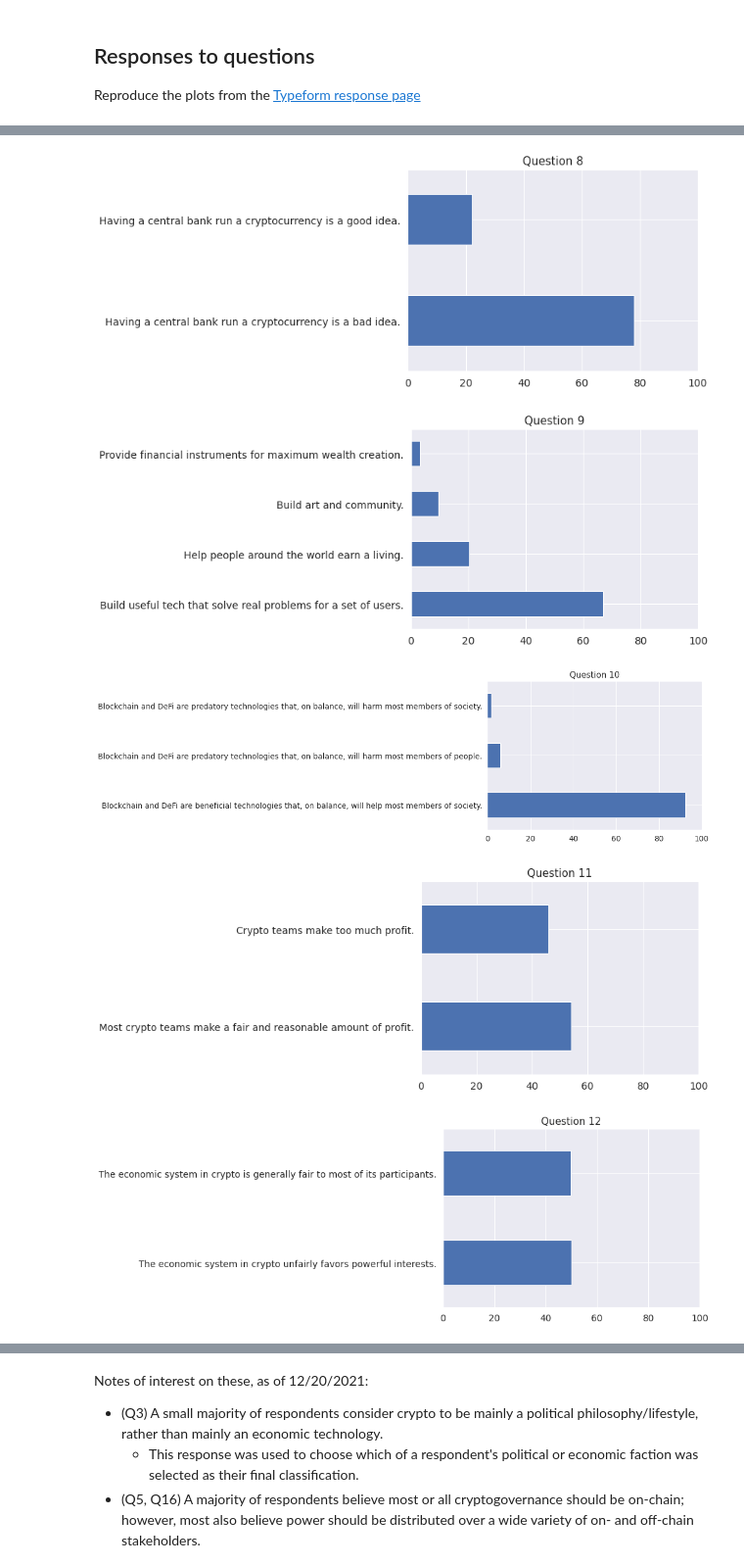
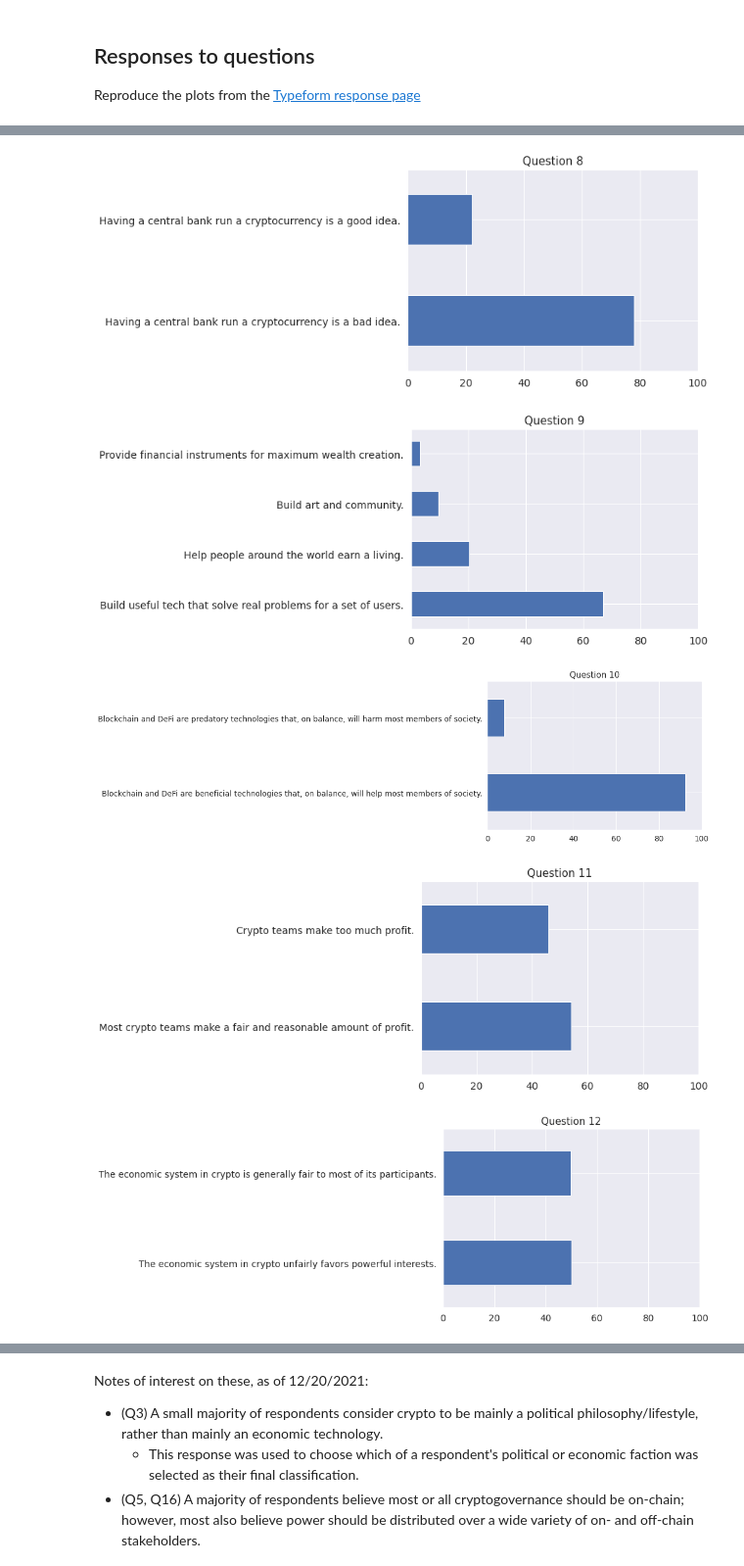
Before and after one commit to notchia/metagov, a Jupyter notebook: cryptopolitics_survey_analysis.ipynb, the cells around one changed output, grey strips where cells are left out. Shown at 98% size. Saved outputs shown, nothing was run; the diff lists cells and outputs as text; code cells hidden in the pictures.

Commit message:
snap PCA values to nearest response; small fig update

```diff
--- a/cryptopolitics_survey_analysis.ipynb
+++ b/cryptopolitics_survey_analysis.ipynb
@@ -74,6 +74,11 @@ Try using .loc[row_indexer,col_indexer] = value instead
 
 See the caveats in the documentation: https://pandas.pydata.org/pandas-docs/stable/user_guide/indexing.html#returning-a-view-versus-a-copy
   self.obj[selected_item_labels] = value
+# %%
+# Replace old version of a response value with updated one
+oldVal = "Hard work and determination are no guarantee of success for most people."
+newVal = "In crypto, hard work and determination are no guarantee of success for most people."
+df_questions.loc[:,'Q13'] = df_questions['Q13'].copy().replace(to_replace=oldVal, value=newVal)
 # %%
 # Replace old versions of faction values with updated ones
 toReplace = {'Governoob': 'Noob', 'Passerby': 'NPC'}
@@ -142,28 +147,28 @@ Reproduce the plots from the [Typeform response page](https://metagov.typeform.c
 # %%
 # Plot these differences in responses
 for col in cols_questions[:-1]:
-    df_tmp = df[col].value_counts(normalize=True)*100
+    df_tmp = df_questions[col].value_counts(normalize=True)*100
 
     # Plot
     plt.figure()
     qnum = q2nDict[col]
     ax = df_tmp.plot.barh(title=f"Question {qnum}", xlim=(0,100))
 
     # Save
     fname = f'{savedir}/cryptopolitics_Q{qnum}'
     plt.savefig(f'{fname}.svg', **kwargs_svg)
     plt.savefig(f'{fname}.png', **kwargs_png)
 # %% [output]
 [figure]
 [figure]
 [figure]
 [figure]
 [figure]
 [figure]
 [figure]
 [figure]
 [figure]
-[figure, old version]
+[figure, new version]
 [figure]
 [figure]
 ... (6 outputs left out)
```
Also changed, not shown: parts of 16 cells of this notebook, 38 other files.
